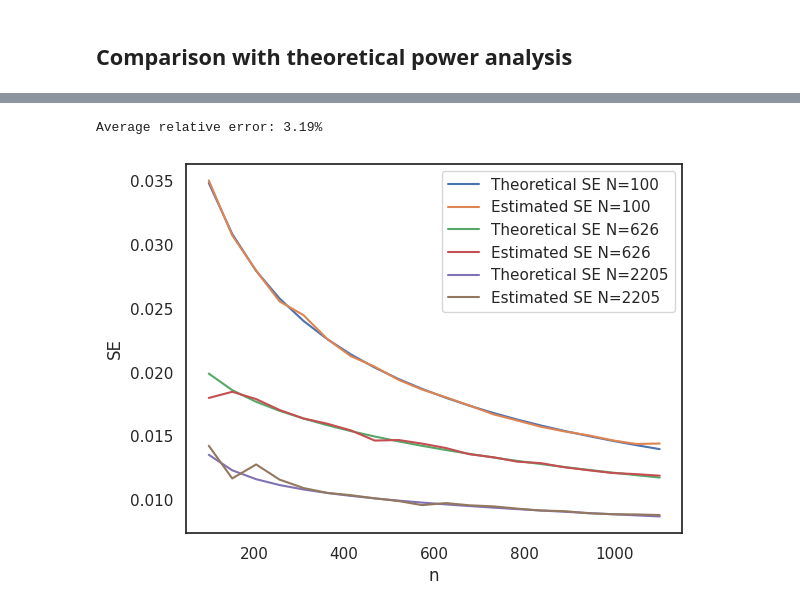
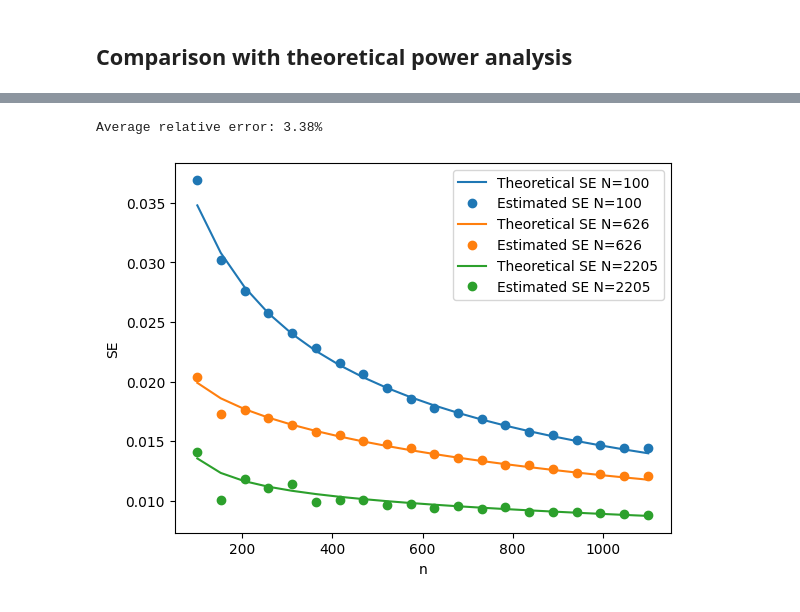
Before and after one commit to Michael-Howes/ppi_py, a Jupyter notebook: examples/ballots.ipynb, the cells around one changed output, grey strips where cells are left out. Saved outputs shown, nothing was run; the diff lists cells and outputs as text; code cells hidden in the pictures.

```diff
--- a/examples/ballots.ipynb
+++ b/examples/ballots.ipynb
@@ -200,7 +202,7 @@ def estimate_SE(n, N):
     rand_idx = np.random.permutation(N_max)
     _Yhat_unlabeled = Yhat_unlabeled[rand_idx[:N]]
 
-    ppi_ci = ppi_mean_ci(_Y, _Yhat, _Yhat_unlabeled, alpha=alpha)
+    ppi_ci = ppi_mean_ci(_Y, _Yhat, _Yhat_unlabeled, alpha=0.05)
     return (ppi_ci[1]-ppi_ci[0])/(2*1.96)
 # %%
 Ns = np.linspace(100, 5101, 20).astype(int)
@@ -210,7 +212,7 @@ actual_SEs = np.zeros((Ns.shape[0], ns.shape[0]))
 for i in range(Ns.shape[0]):
     for j in range(ns.shape[0]):
         theory_SEs[i,j] = compute_SE(ns[j], Ns[i], rho, sigma_sq)
-        actual_SEs[i,j] = estimate_SE(ns[j], Ns[i])
+        actual_SEs[i,j] = estimate_SE(ns[j], Ns[i])[0]
 # %%
 plt.imshow(theory_SEs)
 plt.colorbar()
@@ -237,17 +240,17 @@ plt.show()
 error = np.abs((theory_SEs - actual_SEs)/theory_SEs).mean()*100
 print(f"Average relative error: {error:.2f}%")
 # %% [output]
-Average relative error: 3.19%
+Average relative error: 3.38%
 # %%
-plt.plot(ns, theory_SEs[0,:], label="Theoretical SE N={}".format(Ns[0]))
-plt.plot(ns, actual_SEs[0,:], label="Estimated SE N={}".format(Ns[0]))
-plt.plot(ns, theory_SEs[2,:], label="Theoretical SE N={}".format(Ns[2]))
-plt.plot(ns, actual_SEs[2,:], label="Estimated SE N={}".format(Ns[2]))
-plt.plot(ns, theory_SEs[8,:], label="Theoretical SE N={}".format(Ns[8]))
-plt.plot(ns, actual_SEs[8,:], label="Estimated SE N={}".format(Ns[8]))
+ks = [0, 2, 8]
+for k in ks:
+    color = next(plt.gca()._get_lines.prop_cycler)['color']
+    plt.plot(ns, theory_SEs[k,:], label="Theoretical SE N={}".format(Ns[k]), color=color)
+    plt.plot(ns, actual_SEs[k,:],'o', label="Estimated SE N={}".format(Ns[k]), color=color)
+
 plt.xlabel("n")
 plt.ylabel("SE")
 plt.legend()
 plt.show()
 # %% [output]
-[figure, old version]
+[figure, new version]
```
Also changed, not shown: parts of 4 cells of this notebook, 1 other file.
